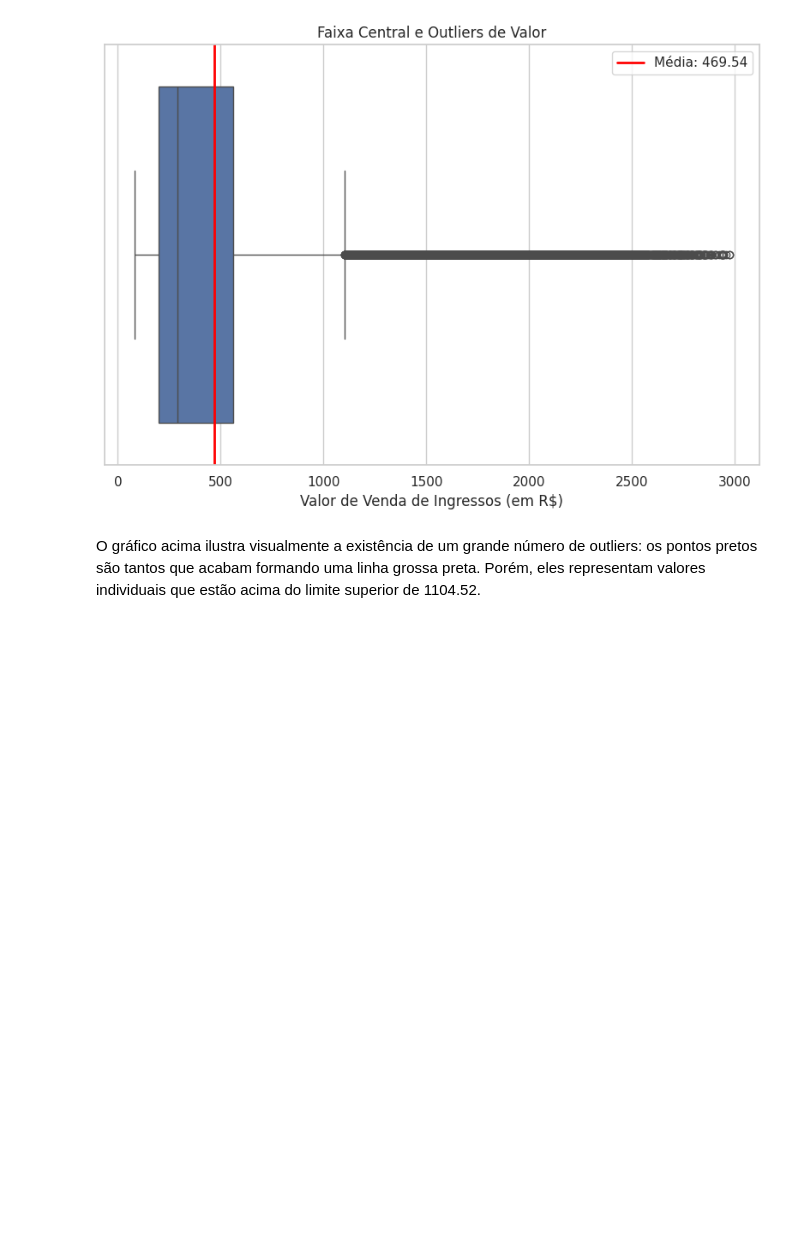
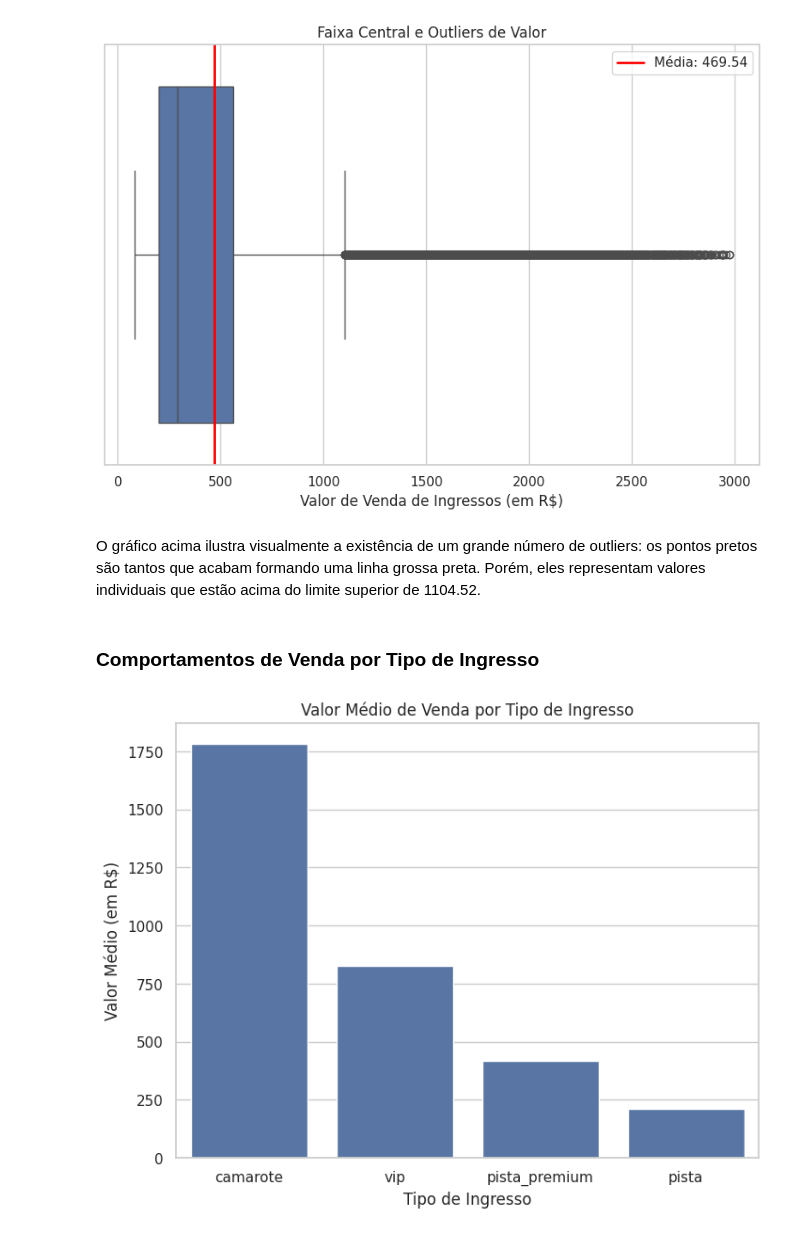
Before and after one commit to sugarfreecat/festival-musica, a Jupyter notebook: notebooks/01_analise_exploratoria_vendas.ipynb, the cells around one changed output. Cells and saved outputs as stored; diff of their text form; code cells hidden in the pictures; blank space fills up the shorter version.

```diff
--- a/notebooks/01_analise_exploratoria_vendas.ipynb
+++ b/notebooks/01_analise_exploratoria_vendas.ipynb
@@ -482,3 +488,13 @@ plt.show()
 [figure]
 # %% [markdown]
 O gráfico acima ilustra visualmente a existência de um grande número de outliers: os pontos pretos são tantos que acabam formando uma linha grossa preta. Porém, eles representam valores individuais que estão acima do limite superior de 1104.52.
+# %% [markdown]
+### Comportamentos de Venda por Tipo de Ingresso
+# %%
+sns.barplot(data=vendas_por_tipo_ingresso, x="tipo_ingresso", y="mean", errorbar=None)
+plt.title("Valor Médio de Venda por Tipo de Ingresso")
+plt.ylabel("Valor Médio (em R$)")
+plt.xlabel("Tipo de Ingresso")
+plt.show()
+# %% [output]
+[figure, added]
```
Also changed, not shown: parts of 9 cells of this notebook.
